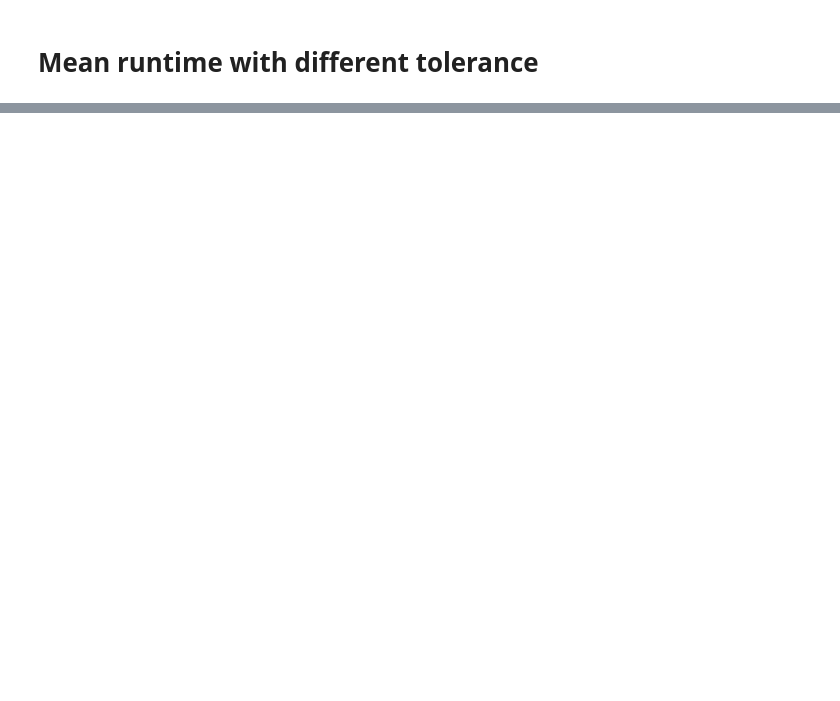
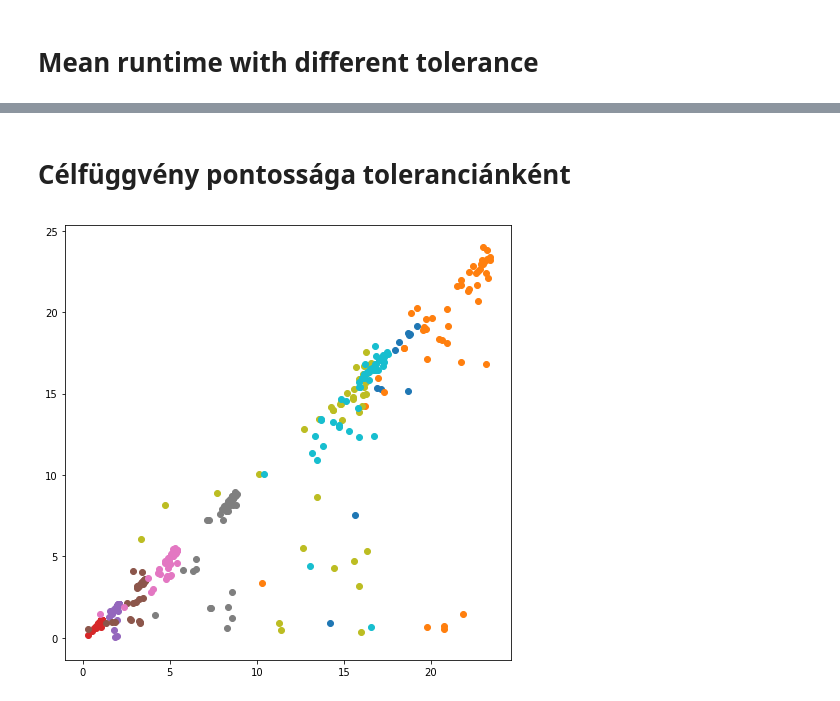
Before and after one commit to molnartimi/Stochastic-Optimization, a Jupyter notebook: results/spdn-tolerance-tests.ipynb, the cells around one changed output, grey strips where cells are left out. Cells and saved outputs as stored; diff of their text form; code cells hidden in the pictures; blank space fills up the shorter version.

```diff
--- a/results/spdn-tolerance-tests.ipynb
+++ b/results/spdn-tolerance-tests.ipynb
@@ -161,0 +199,31 @@ plt.show()
+# %% [markdown]
+# Célfüggvény pontossága toleranciánként
+# %%
+def scatterPlotModel(MODEL, badTolerance, goodTolerance):
+    filtered = df[df.model == MODEL].loc[:,[tolerance, point_id, result]]
+    filtered_bad = filtered[filtered.tolerance == badTolerance].set_index(point_id)
+    filtered_good = filtered[filtered.tolerance == goodTolerance].set_index(point_id)
+    dataSize = min(len(filtered_bad.index), len(filtered_good.index))
+    return (filtered_good.head(dataSize).result, filtered_bad.head(dataSize).result)
+
+def getColorAndMarker(idx):
+    c = "C" + str(idx % 10)
+    m = ''
+    if idx > 10:
+        m = 'x'
+    else:
+        m = 'o'
+    return (c, m)
+# %%
+fig = plt.figure(figsize=(8,8))
+colors = ['C0', 'C1', 'C2', 'C3', 'C4', 'C5', 'C6', 'C7', 'C8', 'C9']
+
+# TODO utolsó két diagrammra nem marad szín...
+for i in range(10):
+    (x, y) = scatterPlotModel(models[i], 1e-2, 1e-8)
+    plt.scatter(x=x, y=y, c=colors[i])
+    i=i+1
+
+plt.show()
+# %% [output]
+[figure, added]
```
Also changed, not shown: parts of 5 cells of this notebook, 13 other files.
